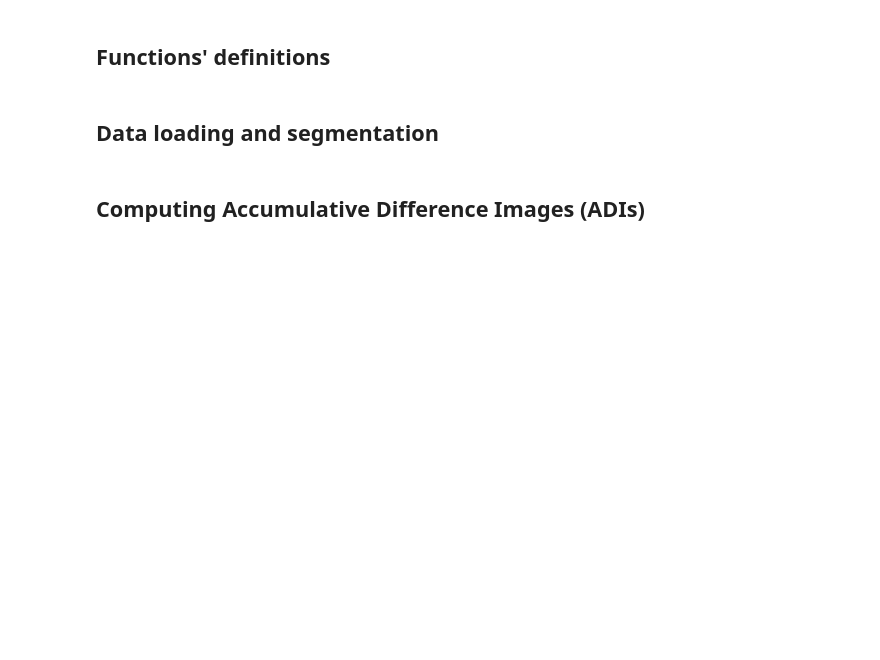
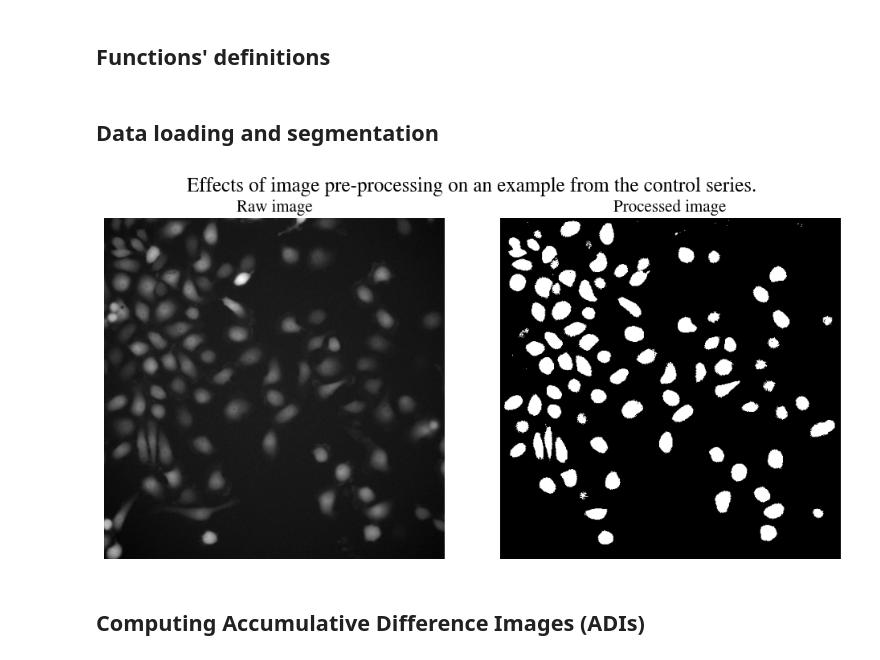
Before and after one commit to bramvaneerden/IA_Assignments, a Jupyter notebook: A4/tracking.ipynb, the cells around one changed output. Drawn from its saved outputs; the diff is of its cells as text; code cells hidden in the pictures; blank space fills up the shorter version.

Commit message:
Modified graphs, removed background erasing.

```diff
--- a/A4/tracking.ipynb
+++ b/A4/tracking.ipynb
@@ -76,8 +76,7 @@ for group in images.keys():
         img = dip.ImageReadTIFF(img_folder + fn_pattern.format(group=group_names[group], num=num_str))
         rescaled_img = img / 2 ** 16 # rescale to [0..1]
         grey_img = dip.ColorSpaceManager.Convert(rescaled_img, 'grey') # convert from RGB to grey-scale
-        even_img = grey_img - dip.Tophat(grey_img, 10) # remove background
-        images[group][num] = even_img
+        images[group][num] = grey_img
 
 segmented = {}
 for num in images['ctrl'].keys():
@@ -85,6 +84,20 @@ for num in images['ctrl'].keys():
     bin_img = dip.IsodataThreshold(img) # apply ISODATA threshold
     noe_img = remove_border_objects(bin_img)
     segmented[num] = noe_img
+# %%
+fig, axs = plt.subplots(1, 2, figsize=(10, 5))
+img = dip.ImageReadTIFF('images/MTLn3-ctrl0000.tif')
+img = img / 2 ** 16
+axs[0].imshow(img, origin='lower', cmap='grey')
+axs[0].set_title('Raw image', fontname='STIXGeneral', fontsize=15)
+axs[1].imshow(segmented[0], origin='lower', cmap='grey')
+axs[1].set_title('Processed image', fontname='STIXGeneral', fontsize=15)
+[axs[i].axis('off') for i in range(len(axs))]
+fig.suptitle('Effects of image pre-processing on an example from the control series.', fontname='STIXGeneral', fontsize=18)
+plt.tight_layout()
+plt.savefig('figures/preprocessing.png')
+# %% [output]
+[figure, added]
 # %% [markdown]
 ## Computing Accumulative Difference Images (ADIs)
 # %%
```
